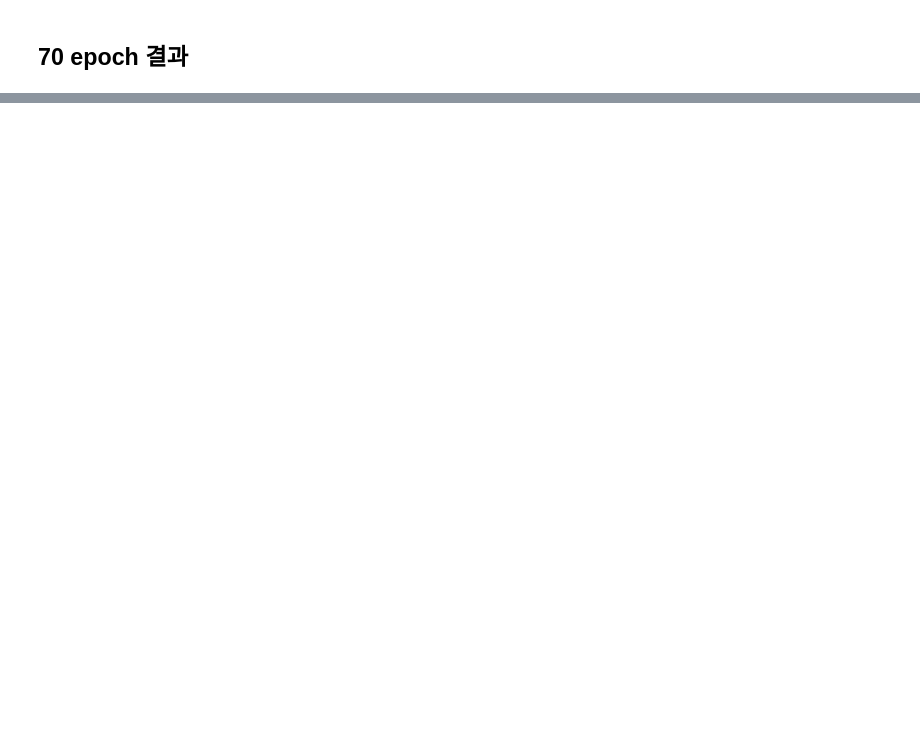
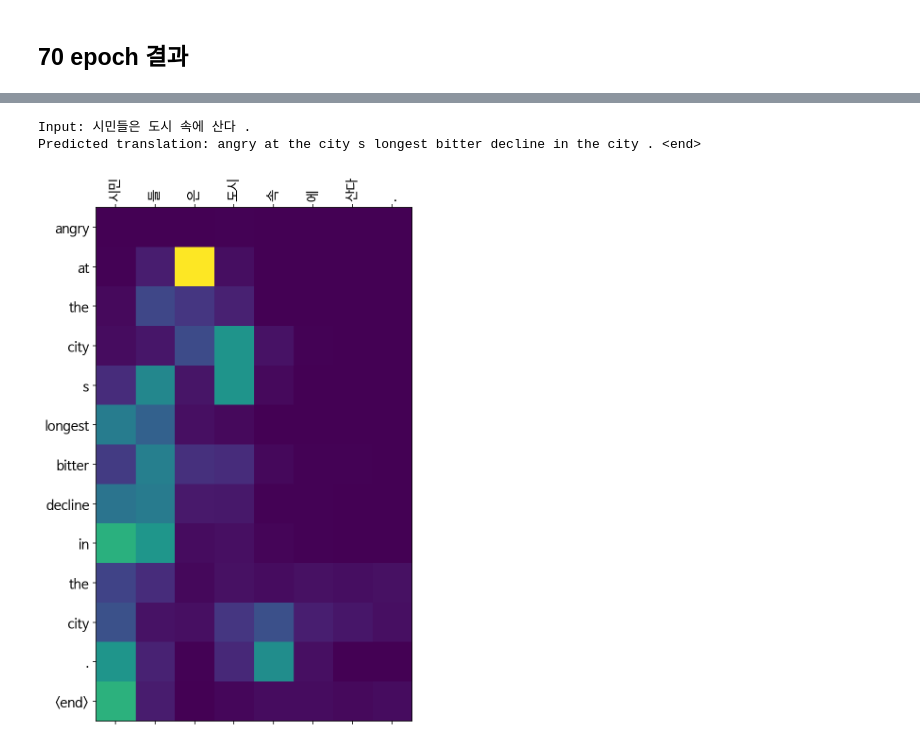
Before and after one commit to seongyeon1/aiffel, a Jupyter notebook: GoingDeeper/s2s/Seq2seq으로 번역기 만들기 [프로젝트]-v3.ipynb, the cells around one changed output, grey strips where cells are left out. Saved outputs shown, nothing was run; the diff lists cells and outputs as text; code cells hidden in the pictures; blank space fills up the shorter version.

```diff
--- a/GoingDeeper/s2s/Seq2seq으로 번역기 만들기 [프로젝트]-v3.ipynb
+++ b/GoingDeeper/s2s/Seq2seq으로 번역기 만들기 [프로젝트]-v3.ipynb
@@ -976,0 +1032,6 @@ translate(cases[3], encoder, decoder)
+# %%
+translate(cases[1], encoder, decoder)
+# %% [output]
+Input: 시민들은 도시 속에 산다 .
+Predicted translation: angry at the city s longest bitter decline in the city . <end>
+[figure, added]
```
Also changed, not shown: parts of 25 cells of this notebook.
